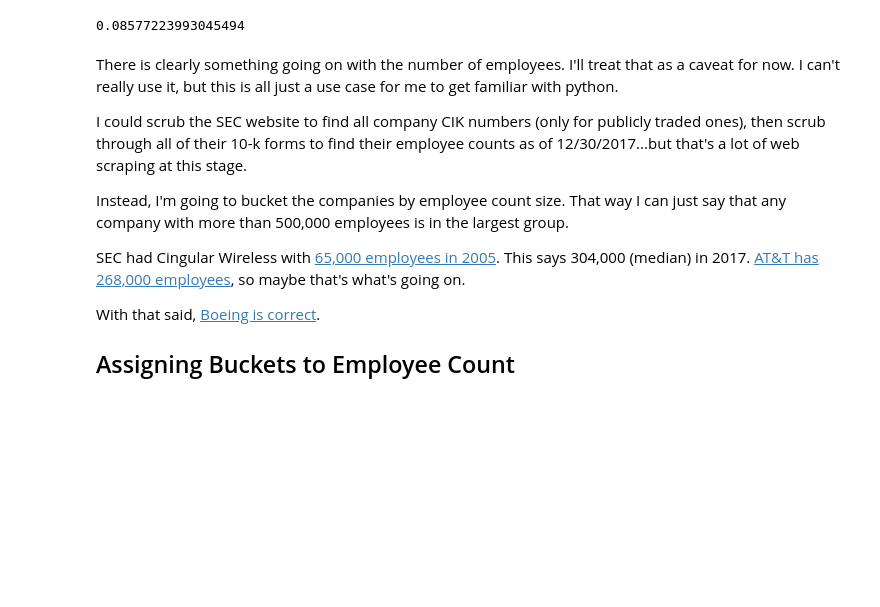
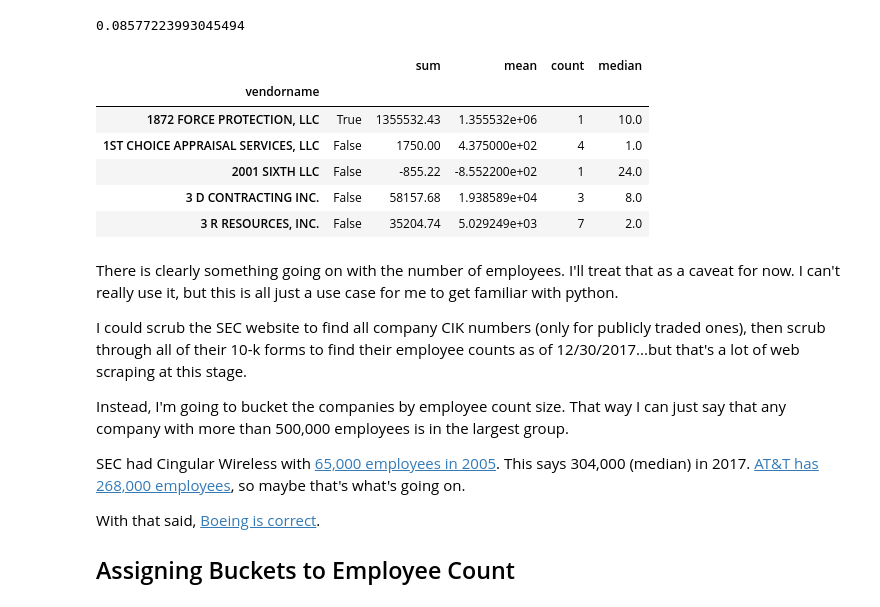
Before and after one commit to benmccary/federal_py, a Jupyter notebook: Fed Exploratory.ipynb, the cells around one changed output. Drawn from its saved outputs; the diff is of its cells as text; code cells hidden in the pictures; blank space fills up the shorter version.

```diff
--- a/Fed Exploratory.ipynb
+++ b/Fed Exploratory.ipynb
@@ -133,6 +119,18 @@ False    3155
 True      296
 Name: minorityownedbusinessflag, dtype: int64
 0.08577223993045494
+# %%
+aggs.columns.get_level_values(0)
+aggs.columns = aggs.columns.droplevel(0)
+aggs.head()
+# %% [output]
+|  |  | sum | mean | count | median |
+| vendorname |  |  |  |  |  |
+| 1872 FORCE PROTECTION, LLC | True | 1355532.43 | 1.355532e+06 | 1 | 10.0 |
+| 1ST CHOICE APPRAISAL SERVICES, LLC | False | 1750.00 | 4.375000e+02 | 4 | 1.0 |
+| 2001 SIXTH LLC | False | -855.22 | -8.552200e+02 | 1 | 24.0 |
+| 3 D CONTRACTING INC. | False | 58157.68 | 1.938589e+04 | 3 | 8.0 |
+| 3 R RESOURCES, INC. | False | 35204.74 | 5.029249e+03 | 7 | 2.0 |
 # %% [markdown]
 There is clearly something going on with the number of employees. I'll treat that as a caveat for now. I can't really use it, but this is all just a use case for me to get familiar with python.
 
```
Also changed, not shown: parts of 31 cells of this notebook, 2 other files.
